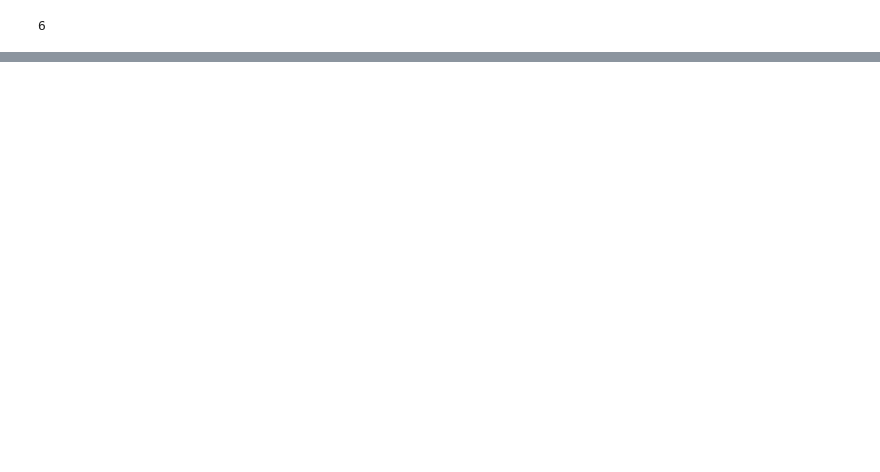
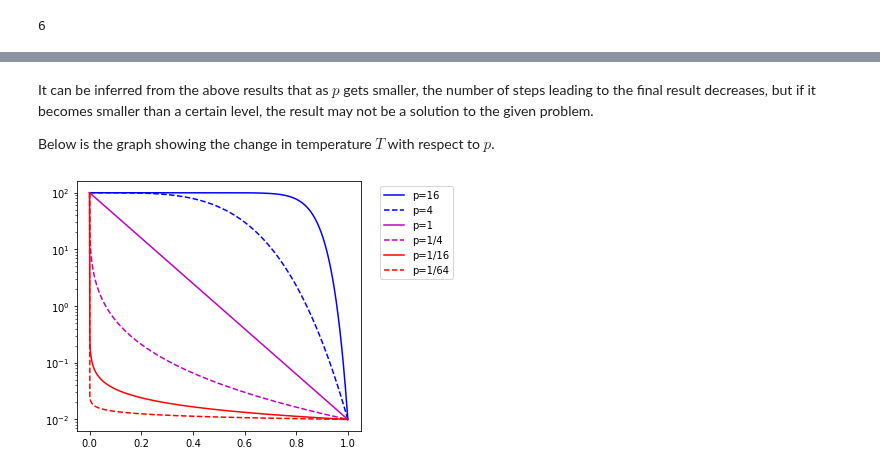
Before and after one commit to CDL-Quantum/CohortProject_2021, a Jupyter notebook: Week2_Rydberg_Atoms/Task1_graph.ipynb, the cells around one changed output, grey strips where cells are left out. Cells and saved outputs as stored; diff of their text form; code cells hidden in the pictures; blank space fills up the shorter version.

```diff
--- a/Week2_Rydberg_Atoms/Task1_graph.ipynb
+++ b/Week2_Rydberg_Atoms/Task1_graph.ipynb
@@ -198,0 +170,36 @@ Task1_graph(5000, 1/64)
+# %% [markdown]
+It can be inferred from the above results that as $p$ gets smaller,
+the number of steps leading to the final result decreases,
+but if it becomes smaller than a certain level, the result may not be a solution to the given problem.
+
+Below is the graph showing the change in temperature $T$ with respect to $p$.
+# %%
+import numpy as np
+import matplotlib.pyplot as plt
+
+T_i = 100
+T_f = 0.01
+x = np.linspace(0, 1, 1000)
+T1 = T_i * ((T_f/T_i) ** (x**16))
+T2 = T_i * ((T_f/T_i) ** (x**4))
+T3 = T_i * ((T_f/T_i) ** x)
+T4 = T_i * ((T_f/T_i) ** (x**(1/4)))
+T5 = T_i * ((T_f/T_i) ** (x**(1/16)))
+T6 = T_i * ((T_f/T_i) ** (x**(1/64)))
+
+
+
+plt.plot(x, T1, 'b-', label="p=16")
+plt.plot(x, T2, 'b--', label="p=4")
+plt.plot(x, T3, 'm-', label="p=1")
+plt.plot(x, T4, 'm--', label="p=1/4")
+plt.plot(x, T5, 'r-', label="p=1/16")
+plt.plot(x, T6, 'r--', label="p=1/64")
+
+
+plt.legend(bbox_to_anchor=(1.05, 1.0), loc='upper left', numpoints = 1)
+plt.yscale("log")
+plt.tight_layout()
+plt.show()
+# %% [output]
+[figure, added]
```
Also changed, not shown: parts of 12 cells of this notebook.
